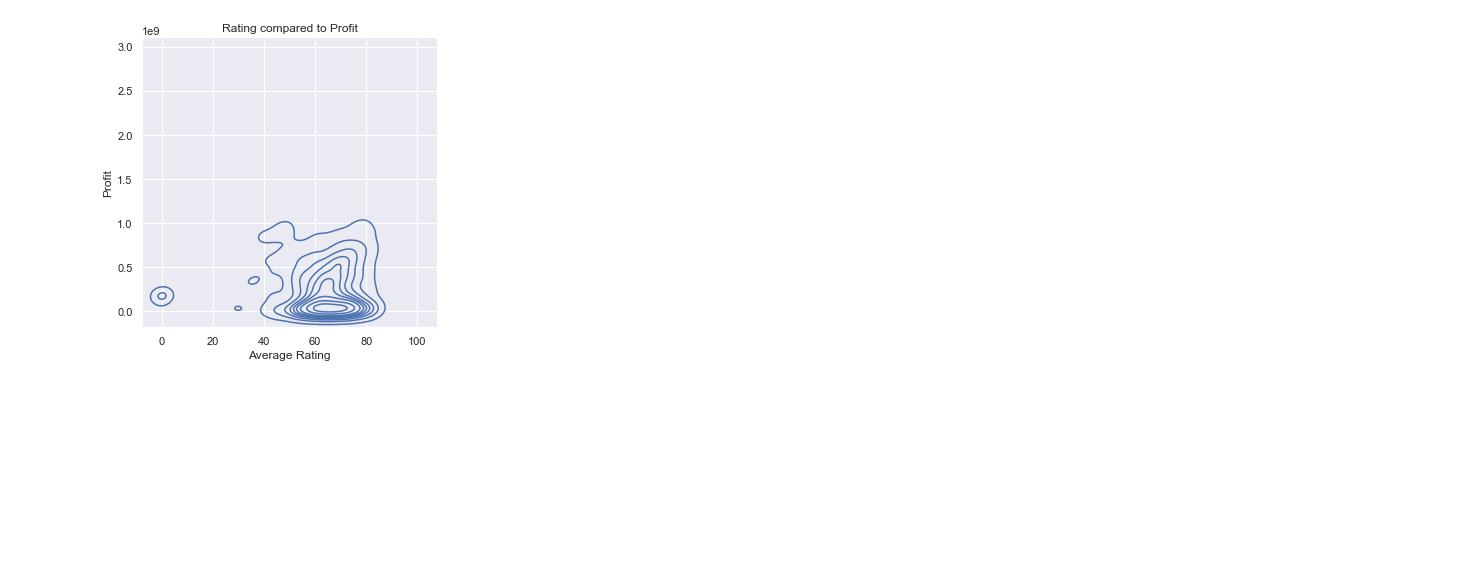
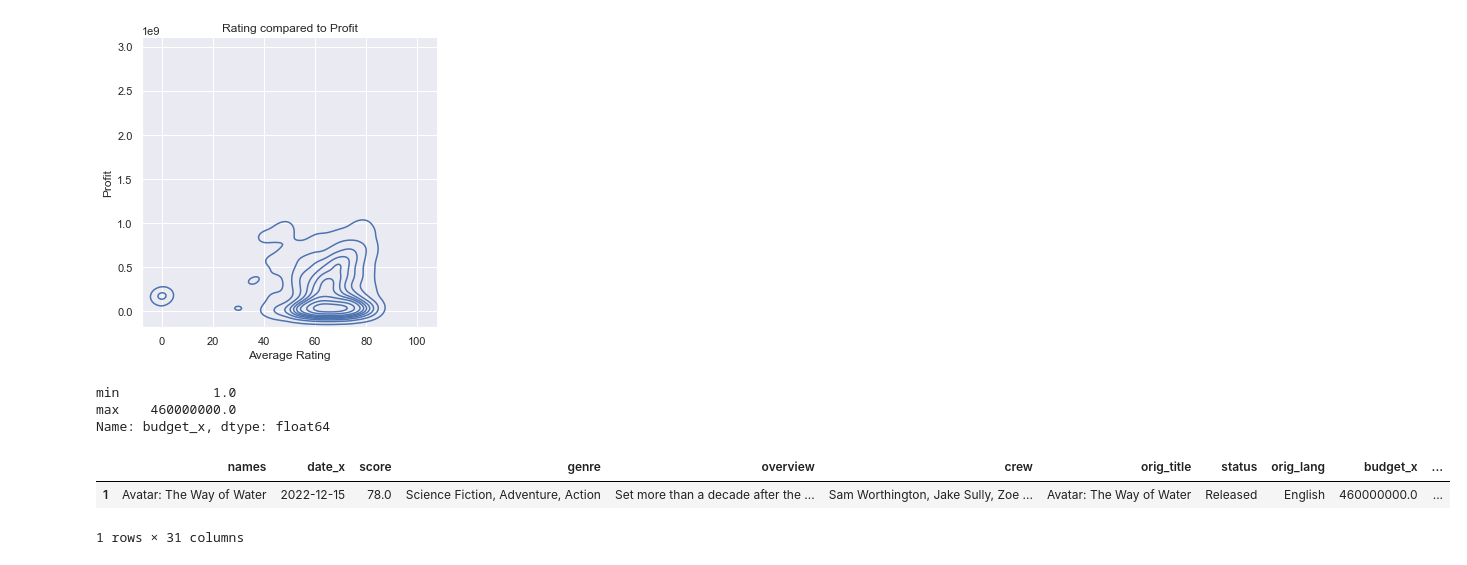
Before and after one commit to Reynch/dsc-phase-2-project-v3, a Jupyter notebook: Rachel.ipynb, the cells around one changed output. Drawn from its saved outputs; the diff is of its cells as text; code cells hidden in the pictures; blank space fills up the shorter version.

```diff
--- a/Rachel.ipynb
+++ b/Rachel.ipynb
@@ -493,3 +496,16 @@ plt.show();
 # mega_df[mega_df['original_title'] == 'Titanic'][['original_title', 'production_budget', 'worldwide_gross', 'profit', 'percentage_profit']]
 # %%
 # mega_df.loc[mega_df['profit'] > 100000][['original_title', 'production_budget', 'worldwide_gross', 'percentage_profit']]
+# %%
+# production budget vs profit
+imdb_movies['budget_x'].agg(['min','max'])
+# %% [output]
+min            1.0
+max    460000000.0
+Name: budget_x, dtype: float64
+# %%
+imdb_movies.loc[imdb_movies['budget_x'] == 460000000]
+# %% [output]
+|  | names | date_x | score | genre | overview | crew | orig_title | status | orig_lang | budget_x | ... |
+| 1 | Avatar: The Way of Water | 2022-12-15 | 78.0 | Science Fiction, Adventure, Action | Set more than a decade after the ... | Sam Worthington, Jake Sully, Zoe ... | Avatar: The Way of Water | Released | English | 460000000.0 | ... |
+1 rows × 31 columns
```
Also changed, not shown: parts of 33 cells of this notebook.
